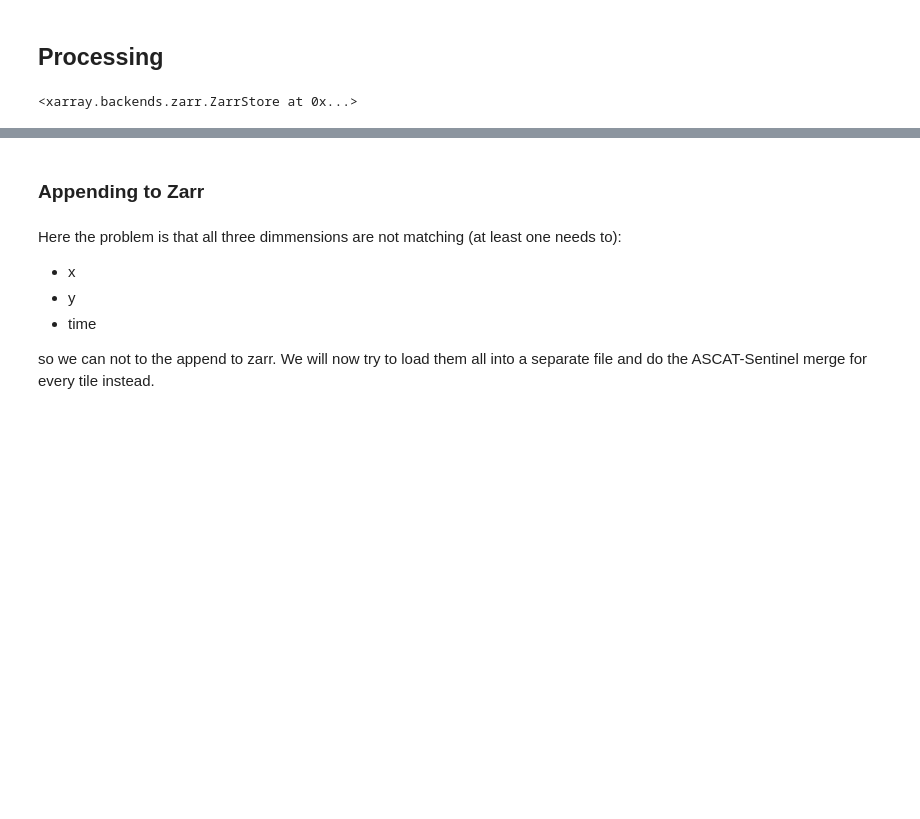
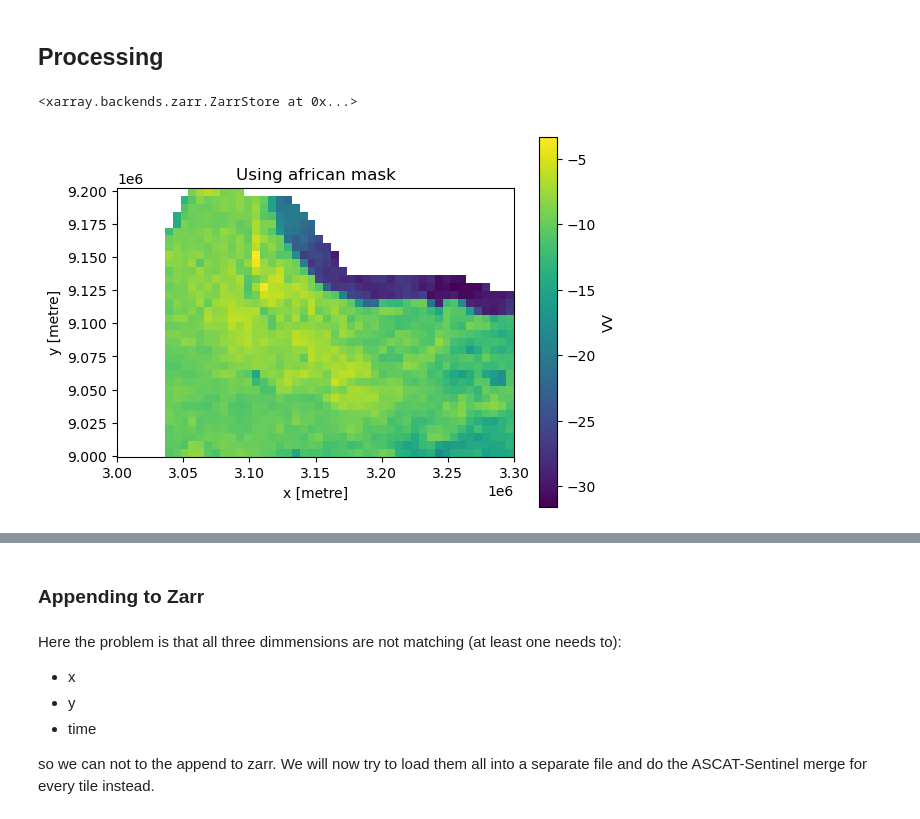
Before and after one commit to wagnerjoseph/Sentinel1-ASCAT-fusion, a Jupyter notebook: notebooks/create-s1-zarr-dataset.ipynb, the cells around one changed output, grey strips where cells are left out. Cells and saved outputs as stored; diff of their text form; code cells hidden in the pictures; blank space fills up the shorter version.

```diff
--- a/notebooks/create-s1-zarr-dataset.ipynb
+++ b/notebooks/create-s1-zarr-dataset.ipynb
@@ -562,3 +556,11 @@ sig_dc_6km = 10 * np.log10(sig_dc_linear_6km_filled)
 sig_dc_6km.to_zarr("output_6km_filled.zarr", mode="w")
 # %% [output]
 <xarray.backends.zarr.ZarrStore at 0x...>
+# %%
+ax = plt.gca()
+sig_dc_6km.isel(time=0).VV.plot.imshow()
+ax.set_aspect('equal')
+plt.title("Using african mask")
+plt.show()
+# %% [output]
+[figure, added]
```
Also changed, not shown: parts of 13 cells of this notebook.
